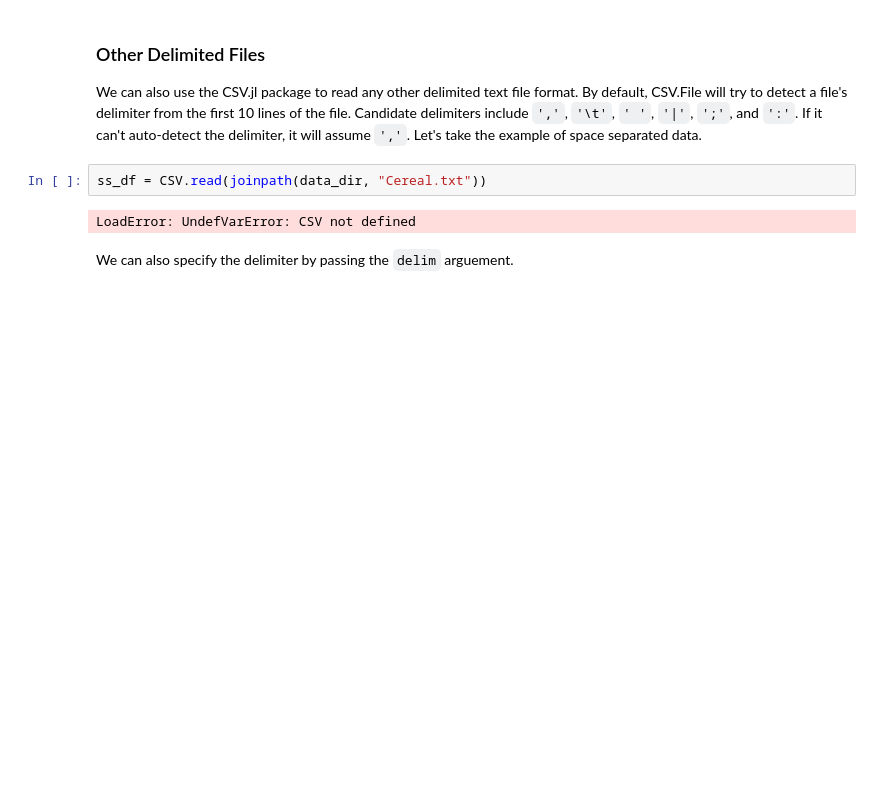
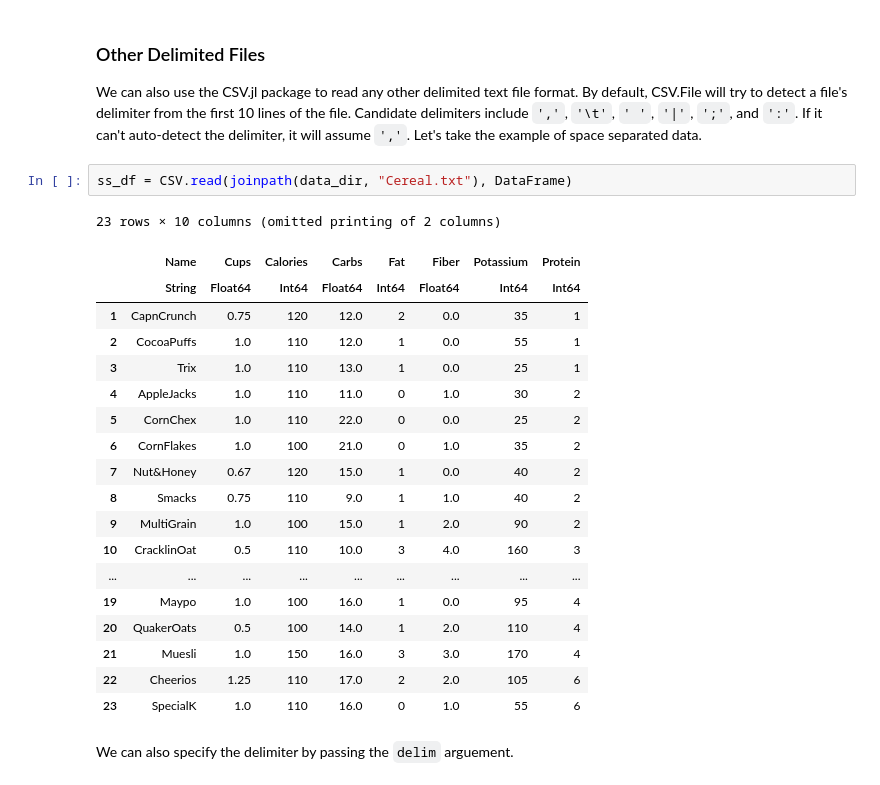
Before and after one commit to jump-dev/JuMPTutorials.jl, a Jupyter notebook: notebook/using_JuMP/working_with_data_files.ipynb, the cells around one changed output. Cells and saved outputs as stored; diff of their text form; blank space fills up the shorter version.

```diff
--- a/notebook/using_JuMP/working_with_data_files.ipynb
+++ b/notebook/using_JuMP/working_with_data_files.ipynb
@@ -126,9 +114,27 @@ By default, CSV.File will try to detect a file's delimiter from the first 10 lin
 Candidate delimiters include `','`, `'\t'`, `' '`, `'|'`, `';'`, and `':'`. If it can't auto-detect the delimiter, it will assume `','`.
 Let's take the example of space separated data.
 # %%
-ss_df = CSV.read(joinpath(data_dir, "Cereal.txt"))
+ss_df = CSV.read(joinpath(data_dir, "Cereal.txt"), DataFrame)
 # %% [output]
-LoadError: UndefVarError: CSV not defined
+23 rows × 10 columns (omitted printing of 2 columns)
+|  | Name | Cups | Calories | Carbs | Fat | Fiber | Potassium | Protein |
+|  | String | Float64 | Int64 | Float64 | Int64 | Float64 | Int64 | Int64 |
+| 1 | CapnCrunch | 0.75 | 120 | 12.0 | 2 | 0.0 | 35 | 1 |
+| 2 | CocoaPuffs | 1.0 | 110 | 12.0 | 1 | 0.0 | 55 | 1 |
+| 3 | Trix | 1.0 | 110 | 13.0 | 1 | 0.0 | 25 | 1 |
+| 4 | AppleJacks | 1.0 | 110 | 11.0 | 0 | 1.0 | 30 | 2 |
+| 5 | CornChex | 1.0 | 110 | 22.0 | 0 | 0.0 | 25 | 2 |
+| 6 | CornFlakes | 1.0 | 100 | 21.0 | 0 | 1.0 | 35 | 2 |
+| 7 | Nut&Honey | 0.67 | 120 | 15.0 | 1 | 0.0 | 40 | 2 |
+| 8 | Smacks | 0.75 | 110 | 9.0 | 1 | 1.0 | 40 | 2 |
+| 9 | MultiGrain | 1.0 | 100 | 15.0 | 1 | 2.0 | 90 | 2 |
+| 10 | CracklinOat | 0.5 | 110 | 10.0 | 3 | 4.0 | 160 | 3 |
+| ... | ... | ... | ... | ... | ... | ... | ... | ... |
+| 19 | Maypo | 1.0 | 100 | 16.0 | 1 | 0.0 | 95 | 4 |
+| 20 | QuakerOats | 0.5 | 100 | 14.0 | 1 | 2.0 | 110 | 4 |
+| 21 | Muesli | 1.0 | 150 | 16.0 | 3 | 3.0 | 170 | 4 |
+| 22 | Cheerios | 1.25 | 110 | 17.0 | 2 | 2.0 | 105 | 6 |
+| 23 | SpecialK | 1.0 | 110 | 16.0 | 0 | 1.0 | 55 | 6 |
 # %% [markdown]
 We can also specify the delimiter by passing the `delim` arguement.
 # %%
```
Also changed, not shown: parts of 25 cells of this notebook, 21 other files.
